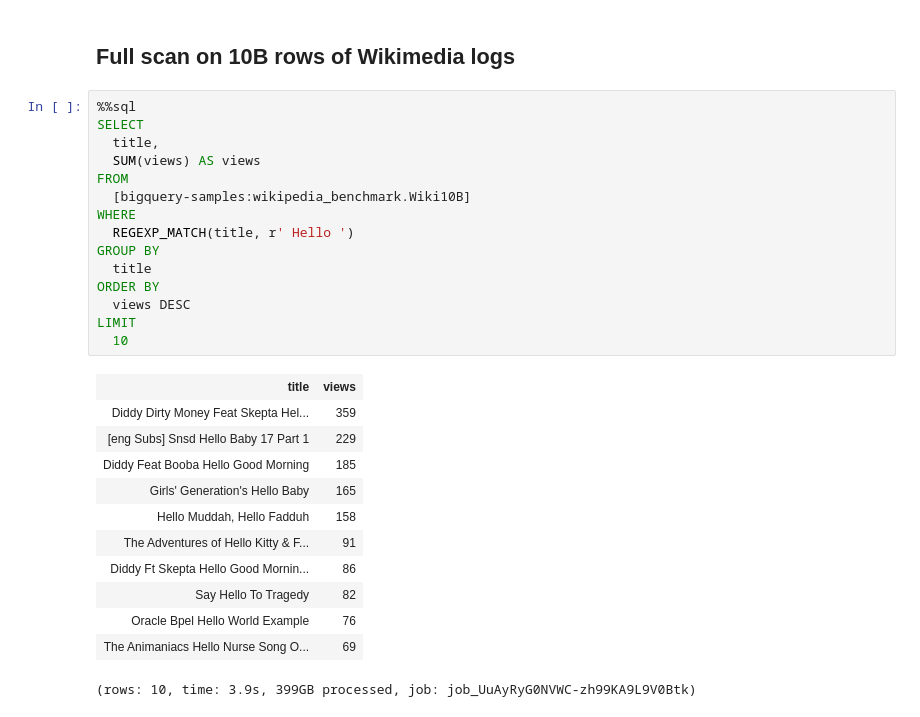
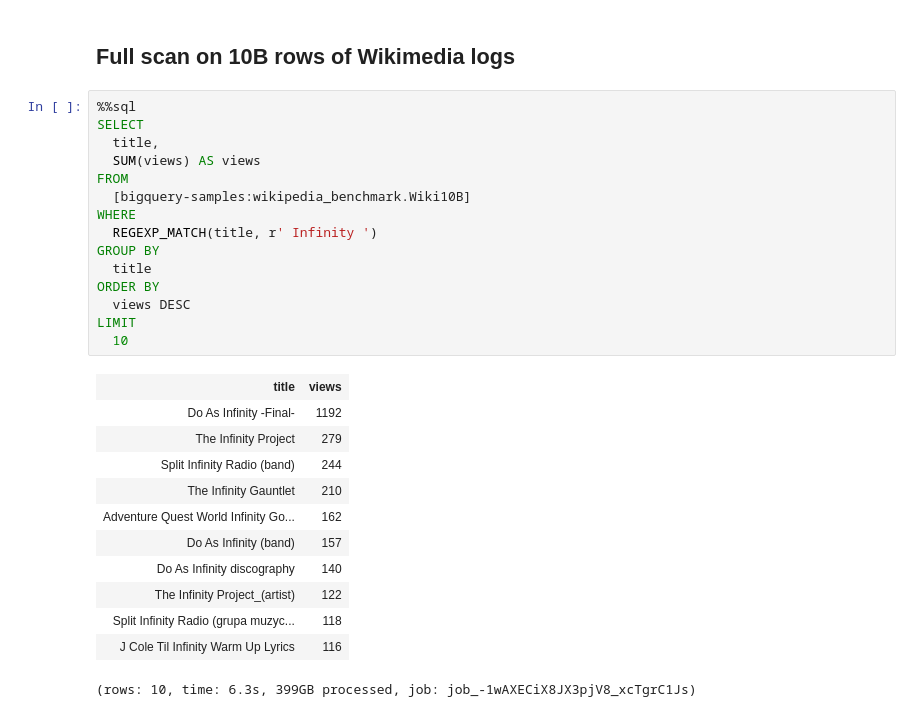
Before and after one commit to kazunori279/cloudml-demo, a Jupyter notebook: Next17 BQ Simple Query.ipynb, the cells around one changed output. Saved outputs shown, nothing was run; the diff lists cells and outputs as text.

```diff
--- a/Next17 BQ Simple Query.ipynb
+++ b/Next17 BQ Simple Query.ipynb
@@ -3,28 +3,28 @@
 # %%
 %%sql
 SELECT
   title,
   SUM(views) AS views
 FROM
   [bigquery-samples:wikipedia_benchmark.Wiki10B]
 WHERE
-  REGEXP_MATCH(title, r' Hello ')
+  REGEXP_MATCH(title, r' Infinity ')
 GROUP BY
   title
 ORDER BY
   views DESC
 LIMIT
   10
 # %% [output]
 | title | views |
-| Diddy Dirty Money Feat Skepta Hel... | 359 |
-| [eng Subs] Snsd Hello Baby 17 Part 1 | 229 |
-| Diddy Feat Booba Hello Good Morning | 185 |
-| Girls' Generation's Hello Baby | 165 |
-| Hello Muddah, Hello Fadduh | 158 |
-| The Adventures of Hello Kitty & F... | 91 |
-| Diddy Ft Skepta Hello Good Mornin... | 86 |
-| Say Hello To Tragedy | 82 |
-| Oracle Bpel Hello World Example | 76 |
-| The Animaniacs Hello Nurse Song O... | 69 |
+| Do As Infinity -Final- | 1192 |
+| The Infinity Project | 279 |
+| Split Infinity Radio (band) | 244 |
+| The Infinity Gauntlet | 210 |
+| Adventure Quest World Infinity Go... | 162 |
+| Do As Infinity (band) | 157 |
+| Do As Infinity discography | 140 |
+| The Infinity Project_(artist) | 122 |
+| Split Infinity Radio (grupa muzyc... | 118 |
+| J Cole Til Infinity Warm Up Lyrics | 116 |
-(rows: 10, time: 3.9s, 399GB processed, job: job_UuAyRyG0NVWC-zh99KA9L9V0Btk)
+(rows: 10, time: 6.3s, 399GB processed, job: job_-1wAXECiX8JX3pjV8_xcTgrC1Js)
```
Also changed, not shown: 8 other files.
